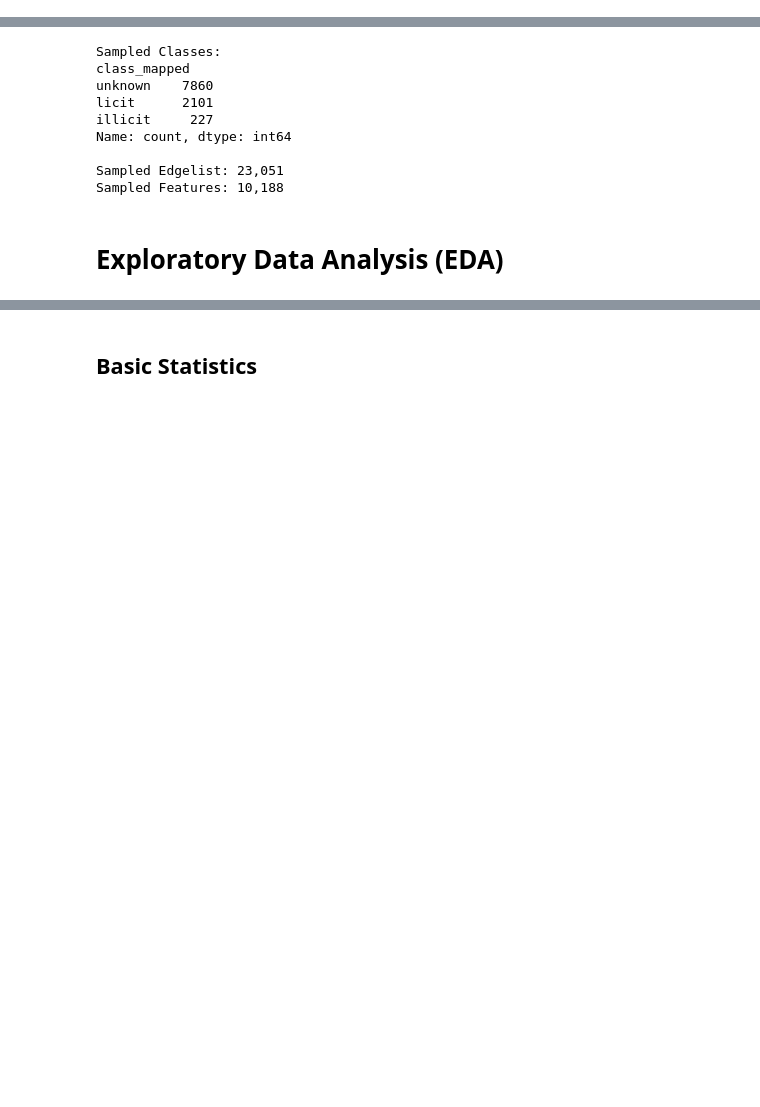
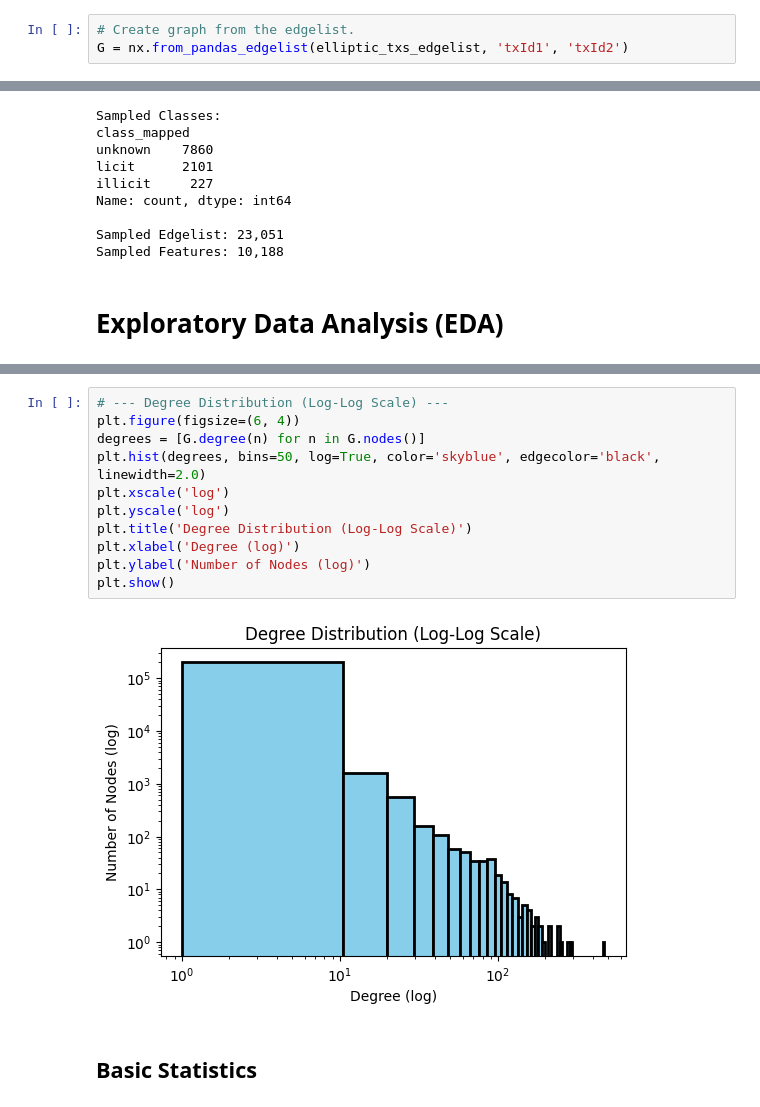
Before and after one commit to PeeteKeesel/kaggle-verse, a Jupyter notebook: bitcoin-transactions-graph-neural-networks.ipynb, the cells around one changed output, grey strips where cells are left out. Drawn from its saved outputs; the diff is of its cells as text; blank space fills up the shorter version.

```diff
--- a/bitcoin-transactions-graph-neural-networks.ipynb
+++ b/bitcoin-transactions-graph-neural-networks.ipynb
@@ -174,3 +201,6 @@ classes_df
+# %%
+# Create graph from the edgelist.
+G = nx.from_pandas_edgelist(elliptic_txs_edgelist, 'txId1', 'txId2')
 # %%
 # Sampling for easier analysis...for now.
 classes_sampled = elliptic_txs_classes.groupby('class_mapped').sample(frac=0.05, random_state=RANDOM_STATE)
@@ -202,3 +246,16 @@ Sampled Features: 10,188
+# %%
+# --- Degree Distribution (Log-Log Scale) ---
+plt.figure(figsize=(6, 4))
+degrees = [G.degree(n) for n in G.nodes()]
+plt.hist(degrees, bins=50, log=True, color='skyblue', edgecolor='black', linewidth=2.0)
+plt.xscale('log')
+plt.yscale('log')
+plt.title('Degree Distribution (Log-Log Scale)')
+plt.xlabel('Degree (log)')
+plt.ylabel('Number of Nodes (log)')
+plt.show()
+# %% [output]
+[figure, added]
 # %% [markdown]
 ## Basic Statistics
 # %%
```
Also changed, not shown: parts of 31 cells of this notebook.
